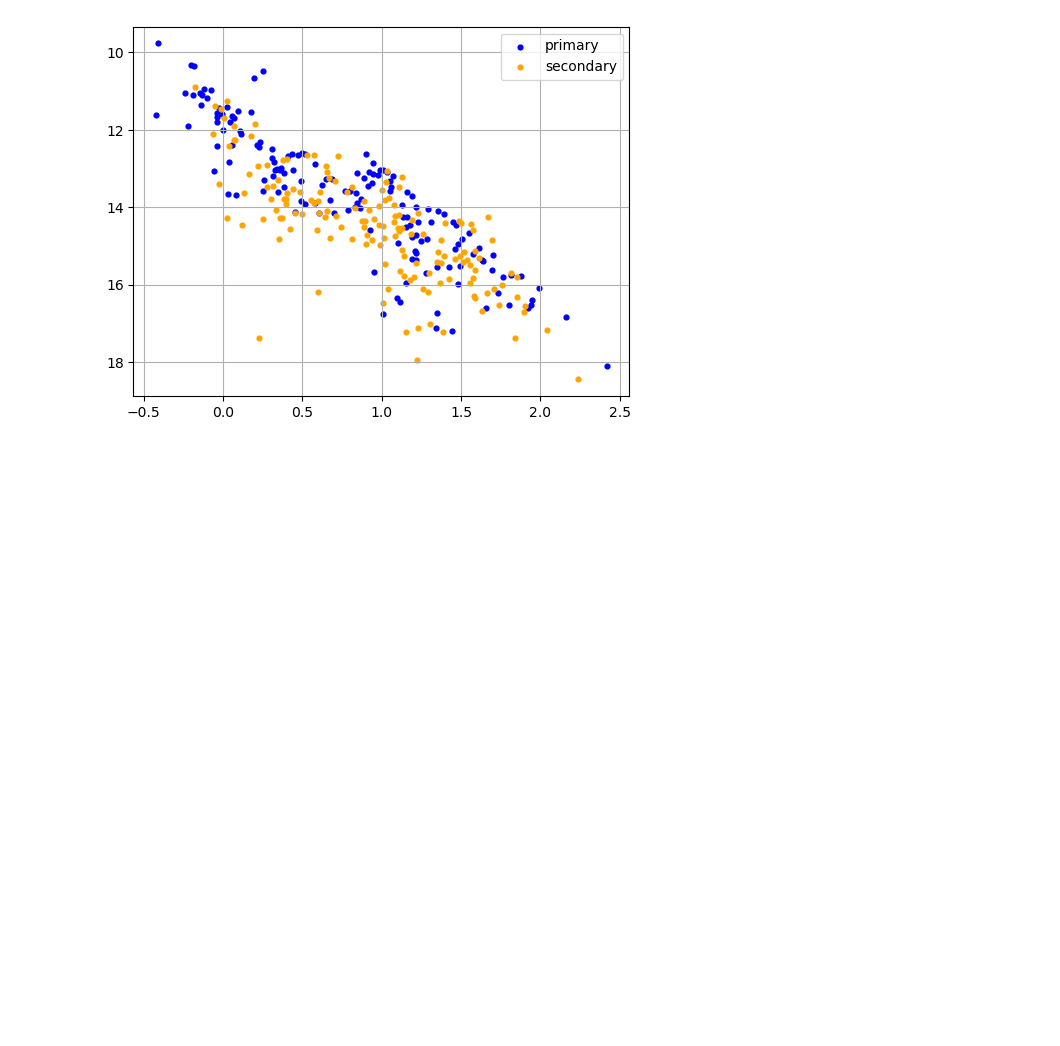
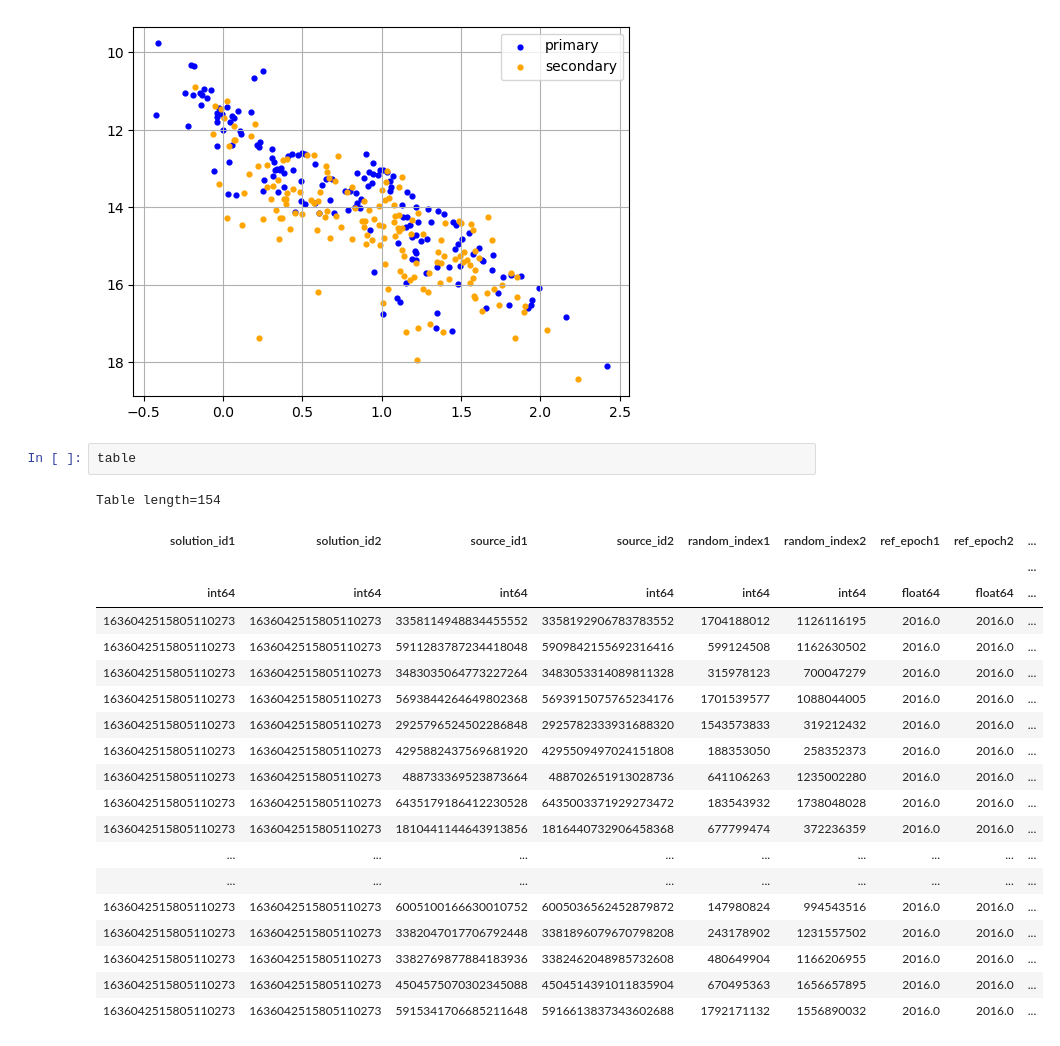
Before and after one commit to alice-crafford/Astro-Project-1, a Jupyter notebook: Project 1/Project1_Data.ipynb, the cells around one changed output. Drawn from its saved outputs; the diff is of its cells as text; blank space fills up the shorter version.

```diff
--- a/Project 1/Project1_Data.ipynb
+++ b/Project 1/Project1_Data.ipynb
@@ -58,3 +58,26 @@ plt.legend()
 # %% [output]
 <matplotlib.legend.Legend at 0x...>
 [figure]
+# %%
+table
+# %% [output]
+Table length=154
+| solution_id1 | solution_id2 | source_id1 | source_id2 | random_index1 | random_index2 | ref_epoch1 | ref_epoch2 | ... |
+|  |  |  |  |  |  |  |  | ... |
+| int64 | int64 | int64 | int64 | int64 | int64 | float64 | float64 | ... |
+| 1636042515805110273 | 1636042515805110273 | 3358114948834455552 | 3358192906783783552 | 1704188012 | 1126116195 | 2016.0 | 2016.0 | ... |
+| 1636042515805110273 | 1636042515805110273 | 5911283787234418048 | 5909842155692316416 | 599124508 | 1162630502 | 2016.0 | 2016.0 | ... |
+| 1636042515805110273 | 1636042515805110273 | 3483035064773227264 | 3483053314089811328 | 315978123 | 700047279 | 2016.0 | 2016.0 | ... |
+| 1636042515805110273 | 1636042515805110273 | 5693844264649802368 | 5693915075765234176 | 1701539577 | 1088044005 | 2016.0 | 2016.0 | ... |
+| 1636042515805110273 | 1636042515805110273 | 2925796524502286848 | 2925782333931688320 | 1543573833 | 319212432 | 2016.0 | 2016.0 | ... |
+| 1636042515805110273 | 1636042515805110273 | 4295882437569681920 | 4295509497024151808 | 188353050 | 258352373 | 2016.0 | 2016.0 | ... |
+| 1636042515805110273 | 1636042515805110273 | 488733369523873664 | 488702651913028736 | 641106263 | 1235002280 | 2016.0 | 2016.0 | ... |
+| 1636042515805110273 | 1636042515805110273 | 6435179186412230528 | 6435003371929273472 | 183543932 | 1738048028 | 2016.0 | 2016.0 | ... |
+| 1636042515805110273 | 1636042515805110273 | 1810441144643913856 | 1816440732906458368 | 677799474 | 372236359 | 2016.0 | 2016.0 | ... |
+| ... | ... | ... | ... | ... | ... | ... | ... | ... |
+| ... | ... | ... | ... | ... | ... | ... | ... | ... |
+| 1636042515805110273 | 1636042515805110273 | 6005100166630010752 | 6005036562452879872 | 147980824 | 994543516 | 2016.0 | 2016.0 | ... |
+| 1636042515805110273 | 1636042515805110273 | 3382047017706792448 | 3381896079670798208 | 243178902 | 1231557502 | 2016.0 | 2016.0 | ... |
+| 1636042515805110273 | 1636042515805110273 | 3382769877884183936 | 3382462048985732608 | 480649904 | 1166206955 | 2016.0 | 2016.0 | ... |
+| 1636042515805110273 | 1636042515805110273 | 4504575070302345088 | 4504514391011835904 | 670495363 | 1656657895 | 2016.0 | 2016.0 | ... |
+| 1636042515805110273 | 1636042515805110273 | 5915341706685211648 | 5916613837343602688 | 1792171132 | 1556890032 | 2016.0 | 2016.0 | ... |
```
